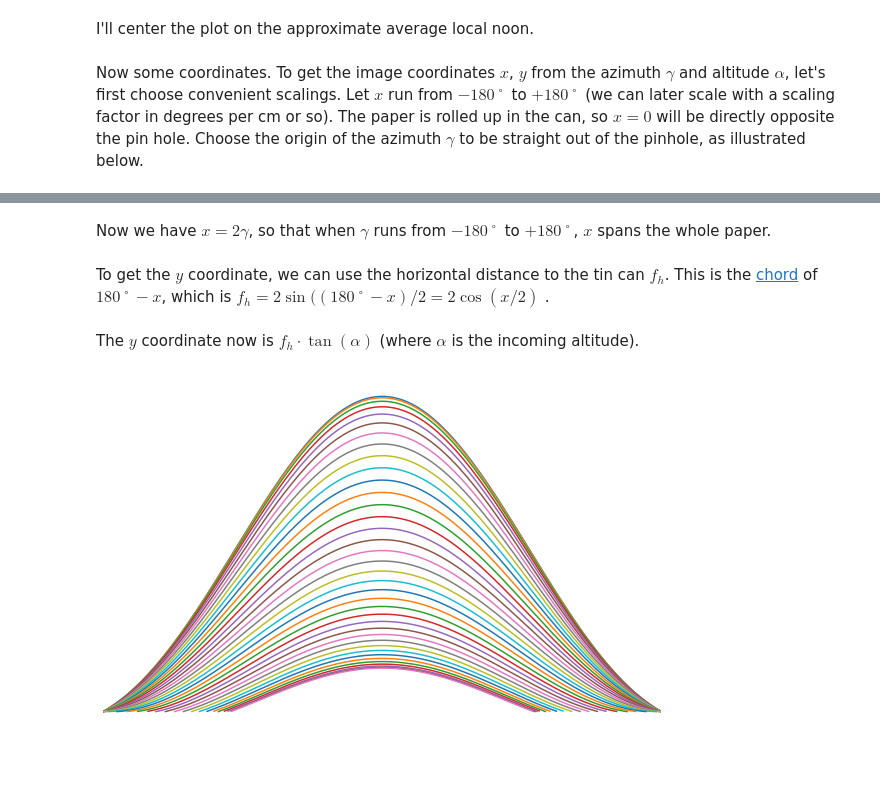
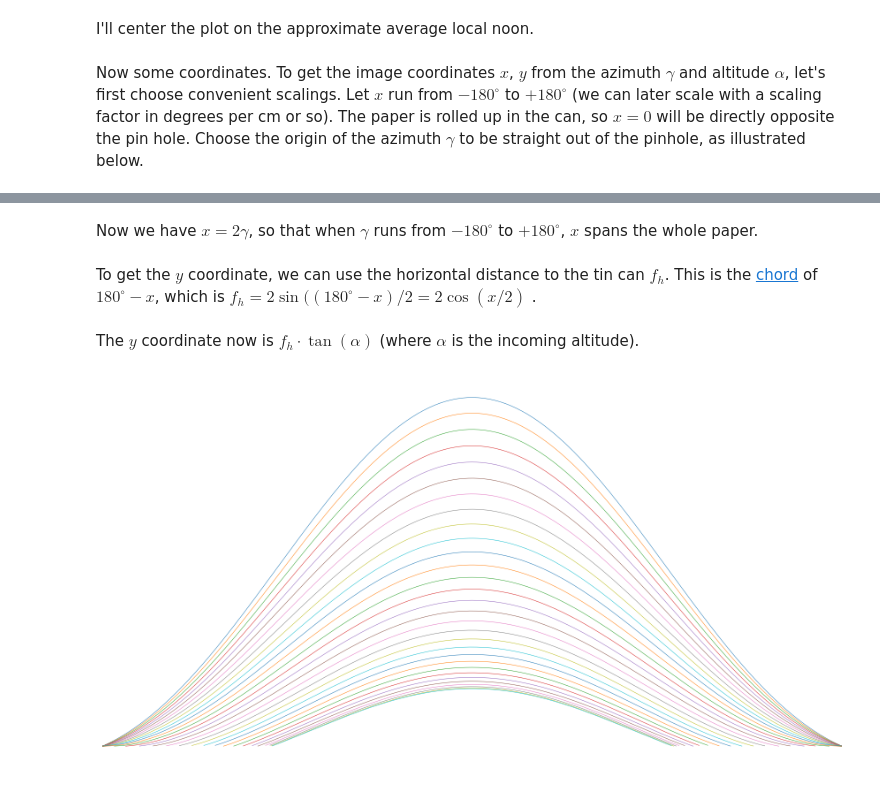
Before and after one commit to tammojan/solargraph, a Jupyter notebook: solargraph.ipynb, the cells around one changed output, grey strips where cells are left out. Cells and saved outputs as stored; diff of their text form; code cells hidden in the pictures.

```diff
--- a/solargraph.ipynb
+++ b/solargraph.ipynb
@@ -16,39 +16,39 @@ dwl = EarthLocation.of_address("Dwingeloo")
 # %% [markdown]
 I'll center the plot on the approximate average local noon.
 # %%
-maxtime = Time("2020-06-21T11:35:00")
+maxtime = Time("2020-07-28T11:35:00")
 # %% [markdown]
-Now some coordinates. To get the image coordinates $x$, $y$ from the azimuth $\gamma$ and altitude $\alpha$, let's first choose convenient scalings. Let $x$ run from $-180˚$ to $+180˚$ (we can later scale with a scaling factor in degrees per cm or so). The paper is rolled up in the can, so $x=0$ will be directly opposite the pin hole. Choose the origin of the azimuth $\gamma$ to be straight out of the pinhole, as illustrated below.
+Now some coordinates. To get the image coordinates $x$, $y$ from the azimuth $\gamma$ and altitude $\alpha$, let's first choose convenient scalings. Let $x$ run from $-180^\circ$ to $+180^\circ$ (we can later scale with a scaling factor in degrees per cm or so). The paper is rolled up in the can, so $x=0$ will be directly opposite the pin hole. Choose the origin of the azimuth $\gamma$ to be straight out of the pinhole, as illustrated below.
 # %% [markdown]
 <img src="diagram.png">
 # %% [markdown]
-Now we have $x = 2\gamma$, so that when $\gamma$ runs from $-180˚$ to $+180˚$, $x$ spans the whole paper.
+Now we have $x = 2\gamma$, so that when $\gamma$ runs from $-180^\circ$ to $+180^\circ$, $x$ spans the whole paper.
 # %% [markdown]
-To get the $y$ coordinate, we can use the horizontal distance to the tin can $f_h$. This is the [chord](https://en.wikipedia.org/wiki/Chord_(geometry)) of $180˚-x$, which is
+To get the $y$ coordinate, we can use the horizontal distance to the tin can $f_h$. This is the [chord](https://en.wikipedia.org/wiki/Chord_(geometry)) of $180^\circ-x$, which is
 $
-f_h=2\sin((180˚-x)/2=2\cos(x/2)
+f_h=2\sin((180^\circ-x)/2=2\cos(x/2)
 $.
 # %% [markdown]
 The $y$ coordinate now is $f_h \cdot \tan(\alpha)$ (where $\alpha$ is the incoming altitude).
 # %%
 basetimes = maxtime - 9 * u.hour + np.linspace(0, 18, 341) * u.hour
 
-fig, ax = plt.subplots(figsize=(10,10))
+fig, ax = plt.subplots(figsize=(15, 15))
 
-for nr, offset in enumerate(np.arange(0, 365//2, 5) * u.day):
+for nr, offset in enumerate(np.arange(0, 147, 5) * u.day):
     times = basetimes + offset
 
     aa = get_sun(times).transform_to(AltAz(location=dwl, obstime=times))
     gamma = aa.az
     alpha = aa.alt
     x = 2 * (gamma - 180 * u.deg)
     y = np.rad2deg((2 * np.cos(x / 2) * np.tan(alpha)).value)
     y[aa.alt < 0] = np.nan
 
-    ax.plot(x, y)
+    ax.plot(x, y, lw=0.5)
 ax.set_xlim(-180, 180)
 ax.set_axis_off()
 ax.set_aspect(1)
-fig.savefig("solargraph-theoretic.pdf", bbox_inches='tight', transparent=True, dpi=200)
+fig.savefig("solargraph-theoretic.png", bbox_inches="tight", transparent=True, dpi=200)
 # %% [output]
-[figure, old version]
+[figure, new version]
```
